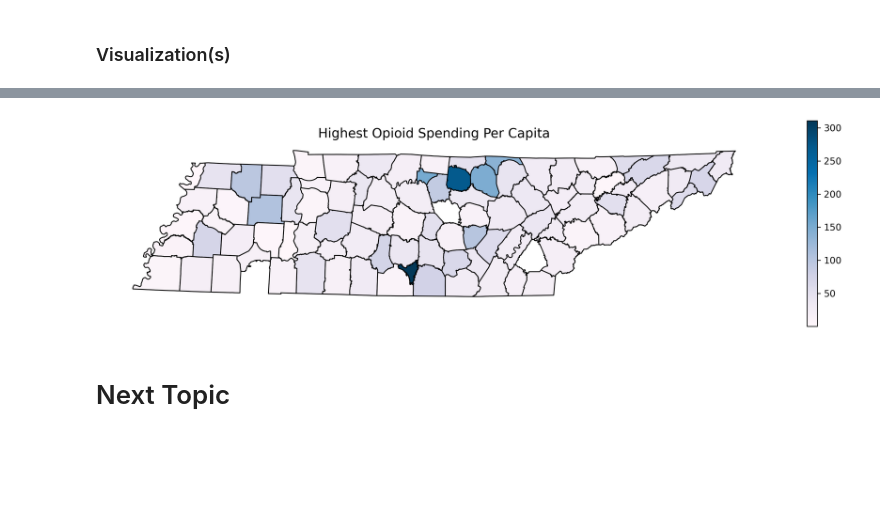
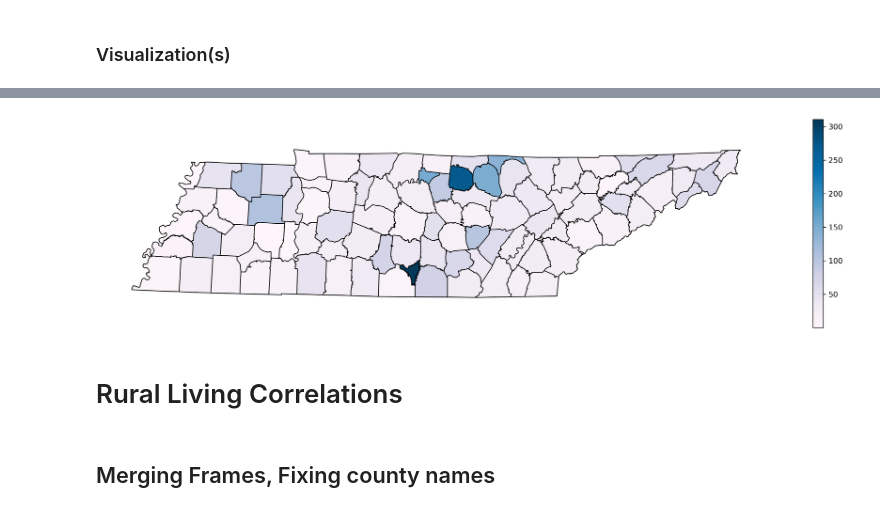
Before and after one commit to jaredjab/PYTHON-prescription-drugs, a Jupyter notebook: Prescription_Drugs_Analysis.ipynb, the cells around one changed output, grey strips where cells are left out. Saved outputs shown, nothing was run; the diff lists cells and outputs as text; code cells hidden in the pictures; blank space fills up the shorter version.

```diff
--- a/Prescription_Drugs_Analysis.ipynb
+++ b/Prescription_Drugs_Analysis.ipynb
@@ -17,2 +17,10 @@ engine = create_engine(connection_string)
 # %%
 counties = gpd.read_file('../geospatial-jaredjab/data/county/tncounty.shp')
+# %%
+for index, fields in counties.iterrows():
+    if fields.NAME == 'DeKalb':
+        counties.loc[index, 'NAME'] = 'De Kalb'
+    elif fields.NAME == 'McMinn':
+        counties.loc[index, 'NAME'] = 'Mc Minn'
+    elif fields.NAME == 'McNairy':
+        counties.loc[index, 'NAME'] = 'Mc Nairy'
@@ -293,15 +320,21 @@ op_sppc_map.head(1)
 |  | OBJECTID | NAME | KEY | SHAPE_AREA | SHAPE_LEN | geometry | county | population | ... |
 | 0 | 76 | Chester | 47023 | 8.049024e+09 | 520461.080124 | POLYGON ((1137985.762 344601.643,... | Chester | 17097.0 | ... |
 # %%
-fig, ax = plt.subplots(figsize=(16,4), dpi=300)
+fig, ax = plt.subplots(figsize=(20,5), dpi=300)
 op_sppc_map.plot(column = 'opioid_spending_per_capita',
               cmap = 'PuBu',
               edgecolor = 'black',
               legend = True,
               ax = ax)
-plt.title('Highest Opioid Spending Per Capita', fontsize = 14)
-ax.axis('off');
+#plt.title('Opioid Spending Per Capita', fontsize = 14)
+ax.axis('off')
+plt.savefig('opioid_sppc_map.png'
+            , transparent=True
+            , bbox_inches='tight'
+            , pad_inches=0.5);
 # %% [output]
-[figure, old version]
+[figure, new version]
 # %% [markdown]
-# Next Topic
+# Rural Living Correlations
+# %% [markdown]
+## Merging Frames, Fixing county names
```
Also changed, not shown: parts of 22 cells of this notebook, 5 other files.
